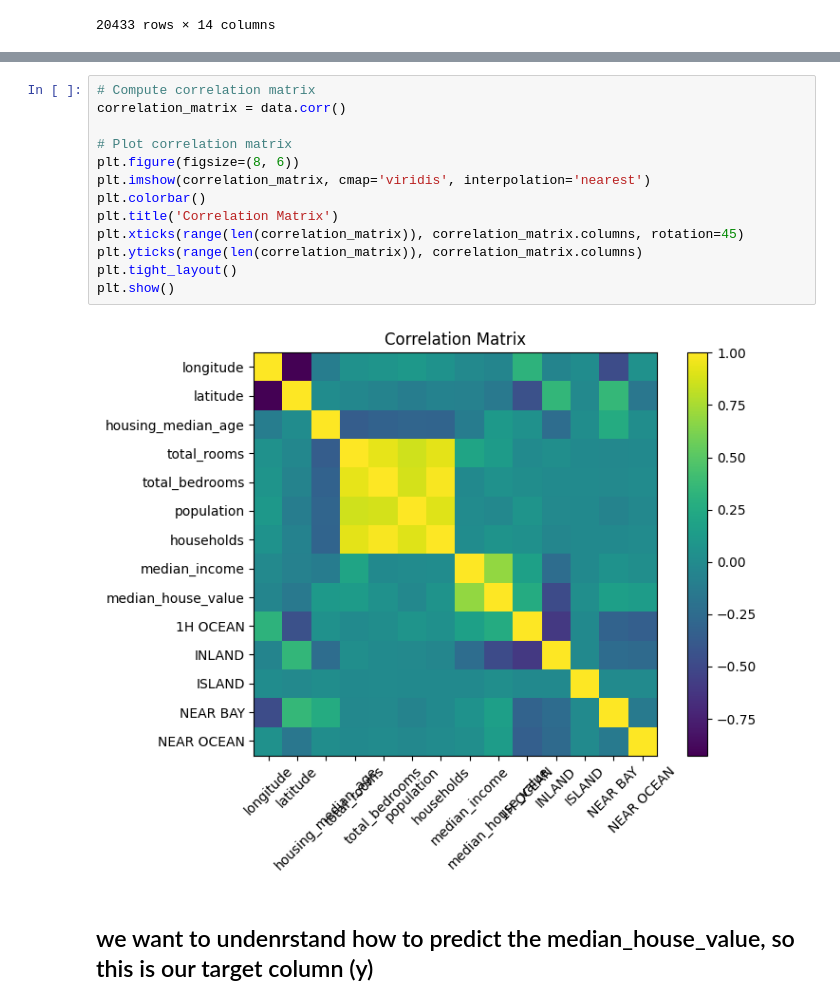
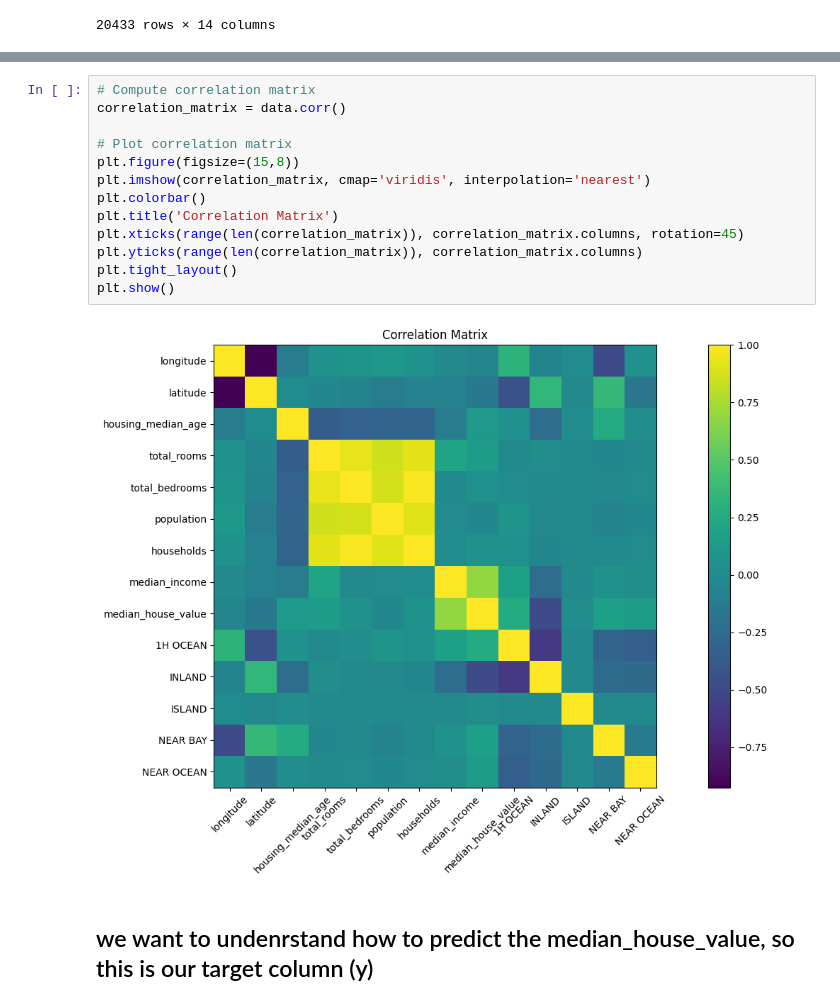
Before and after one commit to thatwonguy/Machine-Learning-House-Price-Prediction, a Jupyter notebook: research.ipynb, the cells around one changed output, grey strips where cells are left out. Drawn from its saved outputs; the diff is of its cells as text.

```diff
--- a/research.ipynb
+++ b/research.ipynb
@@ -242,18 +242,18 @@ data.corr()
 # %%
 # Compute correlation matrix
 correlation_matrix = data.corr()
 
 # Plot correlation matrix
-plt.figure(figsize=(8, 6))
+plt.figure(figsize=(15,8))
 plt.imshow(correlation_matrix, cmap='viridis', interpolation='nearest')
 plt.colorbar()
 plt.title('Correlation Matrix')
 plt.xticks(range(len(correlation_matrix)), correlation_matrix.columns, rotation=45)
 plt.yticks(range(len(correlation_matrix)), correlation_matrix.columns)
 plt.tight_layout()
 plt.show()
 # %% [output]
-[figure, old version]
+[figure, new version]
 # %% [markdown]
 ## we want to undenrstand how to predict the median_house_value, so this is our target column (y)
 # %%
```
Also changed, not shown: parts of 17 cells of this notebook, 2 other files.
